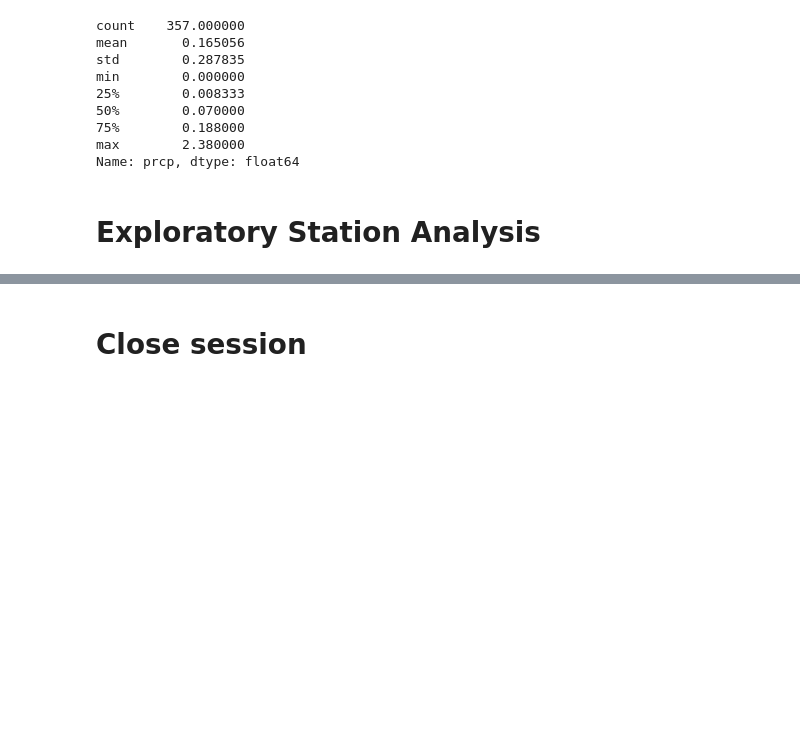
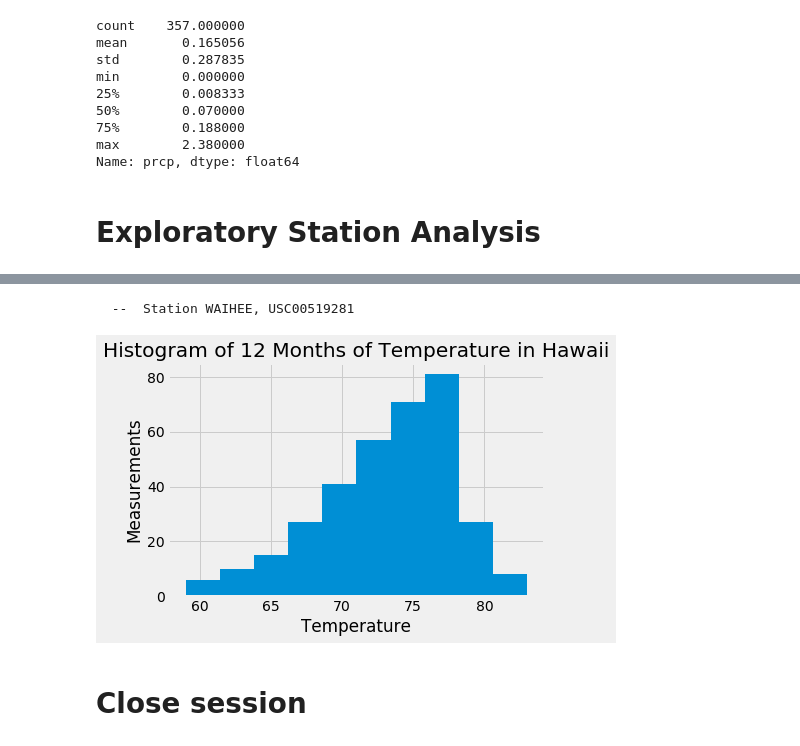
Before and after one commit to stephenbpeters/sqlalchemy-challenge, a Jupyter notebook: climate.ipynb, the cells around one changed output, grey strips where cells are left out. Cells and saved outputs as stored; diff of their text form; code cells hidden in the pictures; blank space fills up the shorter version.

```diff
--- a/climate.ipynb
+++ b/climate.ipynb
@@ -415,0 +457,15 @@ print('')
+# %%
+# Using the most active station id
+# Query the last 12 months of temperature observation data for this station and plot the results as a histogram
+# Perform a query to retrieve the right dates, right station and tobs
+print('')
+print(' -- get twelve months with temp data for station USC00519281')
+print('')
+twelve_months = pd.read_sql_query("select date, tobs, station from measurement where ((date like '2017%')\
+                                  or (date like '2016-09%')\
+                                  or (date like '2016-10%')\
+                                  or (date like '2016-11%')\
+                                  or (date like '2016-12%'))\
+                                  and (station = 'USC00519281')", engine)
+print(twelve_months)
+print('')
@@ -416,3 +489,16 @@ print('')
+# %%
+# and now our histogram
+print('')
+print('  --  Station WAIHEE, USC00519281')
+print('')
+plt.hist(twelve_months['tobs'])
+plt.xlabel("Temperature")
+plt.ylabel("Measurements")
+plt.title('Histogram of 12 Months of Temperature in Hawaii')
+plt.show()
+# %% [output]
+  --  Station WAIHEE, USC00519281
+[figure, added]
 # %% [markdown]
 # Close session
 # %%
```
Also changed, not shown: parts of 6 cells of this notebook.
